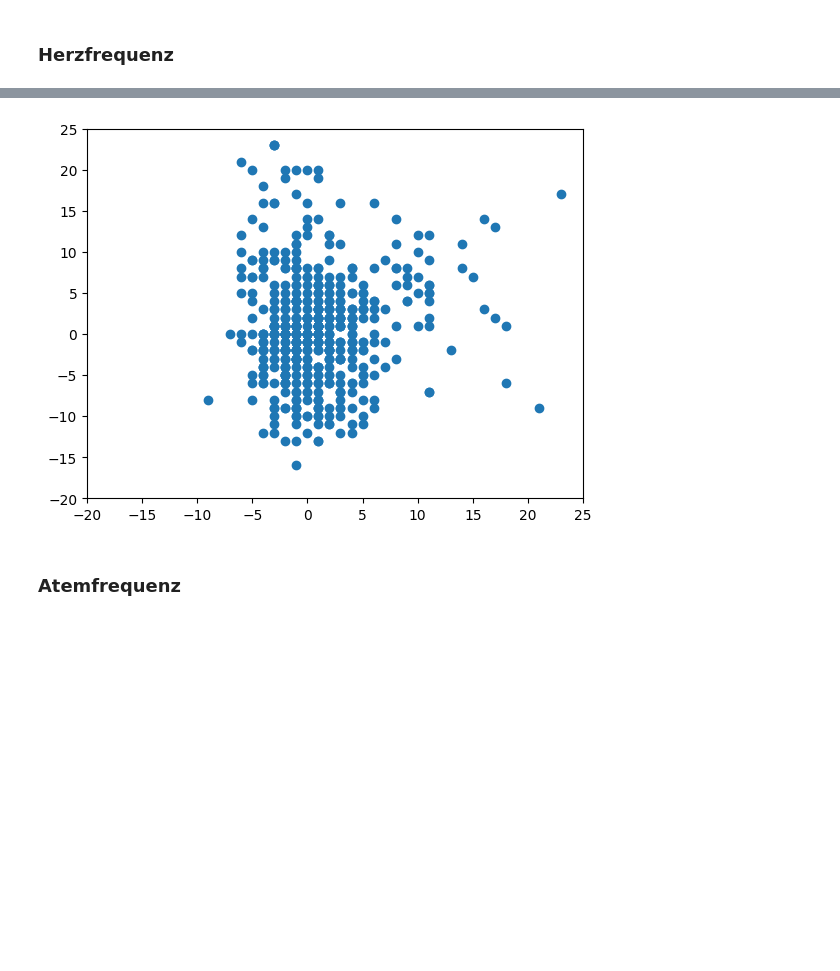
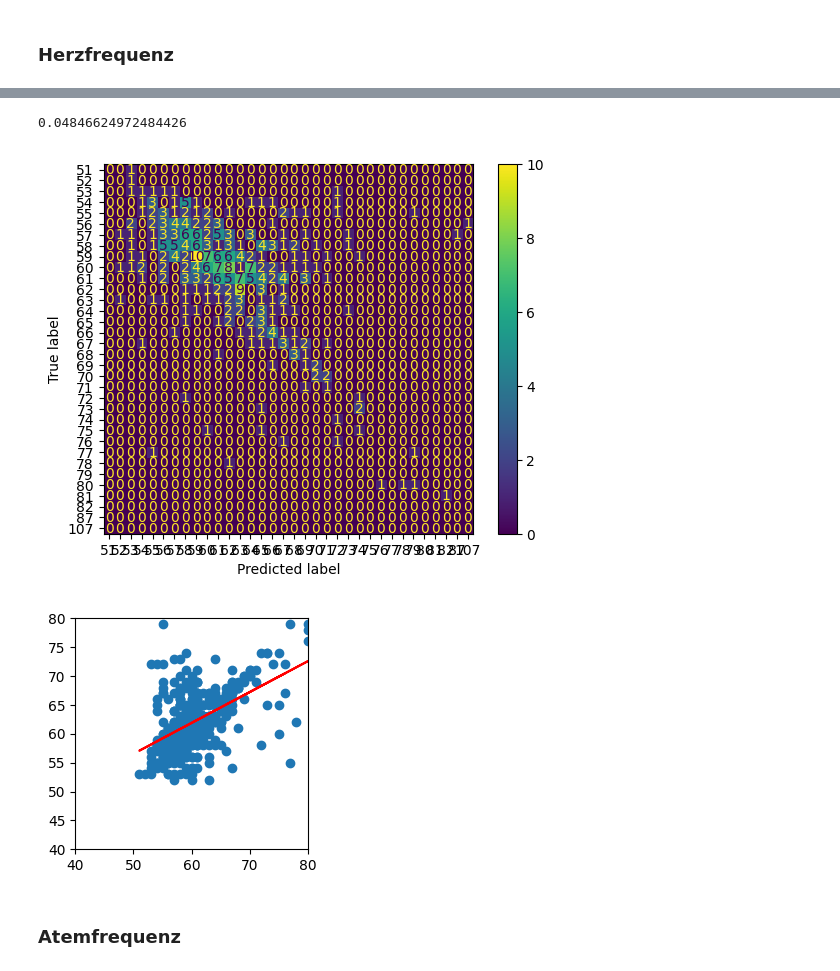
Before and after one commit to markusstraesser/Code, a Jupyter notebook: Evaluation.ipynb, the cells around one changed output, grey strips where cells are left out. Cells and saved outputs as stored; diff of their text form; code cells hidden in the pictures; blank space fills up the shorter version.

```diff
--- a/Evaluation.ipynb
+++ b/Evaluation.ipynb
@@ -41,10 +42,19 @@ Best correlation between the Signals: 348 Minutes offset
-# %%
-plt.scatter(hr_w_norm, hr_s_norm)
-plt.xlim([-20, 25])
-plt.ylim([-20, 25])
-plt.show()
-# %% [output]
-[figure, removed]
+# %%
+#print(classification_report(hr_w_clipped, hr_s_clipped))
+print(cohen_kappa_score(hr_w_norm, hr_s_norm))
+ConfusionMatrixDisplay.from_predictions(hr_w_clipped, hr_s_clipped)
+plt.figure(figsize=(3, 3))
+plt.scatter(hr_w_clipped, hr_s_clipped)
+plt.xlim([40, 80])
+plt.ylim([40, 80])
+z = np.polyfit(hr_w_clipped, hr_s_clipped, 1)
+p = np.poly1d(z)
+plt.plot(hr_w_clipped,p(hr_w_clipped),"r")
+plt.show()
+# %% [output]
+0.04846624972484426
+[figure, added]
+[figure, added]
 # %% [markdown]
 ### Atemfrequenz
 # %%
```
Also changed, not shown: parts of 6 cells of this notebook.
